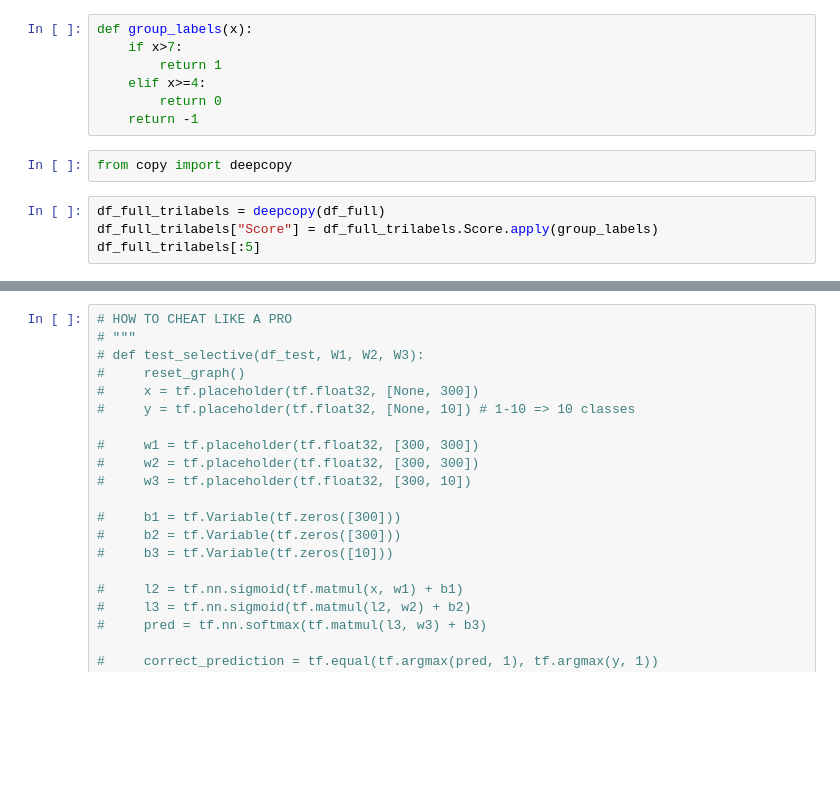
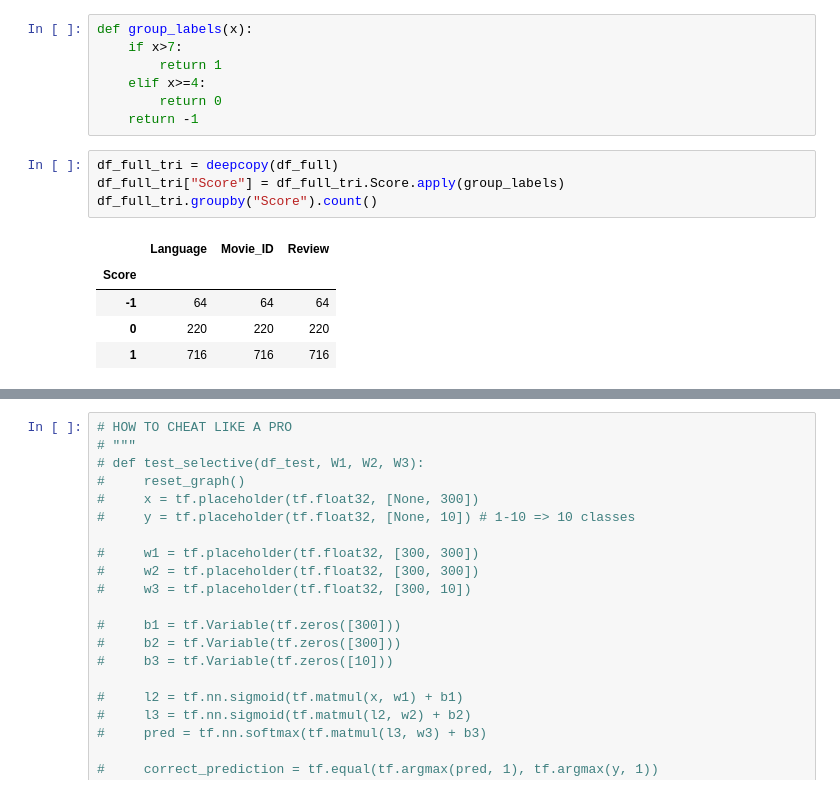
Before and after one commit to AmmarRashed/CLSA, a Jupyter notebook: notebooks/selective_waves_propagated.ipynb, the cells around one changed output, grey strips where cells are left out. Cells and saved outputs as stored; diff of their text form; blank space fills up the shorter version.

```diff
--- a/notebooks/selective_waves_propagated.ipynb
+++ b/notebooks/selective_waves_propagated.ipynb
@@ -1007,9 +1428,13 @@ def group_labels(x):
     elif x>=4:
         return 0
     return -1
-# %%
-from copy import deepcopy
 # %%
-df_full_trilabels = deepcopy(df_full)
-df_full_trilabels["Score"] = df_full_trilabels.Score.apply(group_labels)
-df_full_trilabels[:5]
+df_full_tri = deepcopy(df_full)
+df_full_tri["Score"] = df_full_tri.Score.apply(group_labels)
+df_full_tri.groupby("Score").count()
+# %% [output]
+|  | Language | Movie_ID | Review |
+| Score |  |  |  |
+| -1 | 64 | 64 | 64 |
+| 0 | 220 | 220 | 220 |
+| 1 | 716 | 716 | 716 |
```
Also changed, not shown: parts of 18 cells of this notebook, 6 other files.
